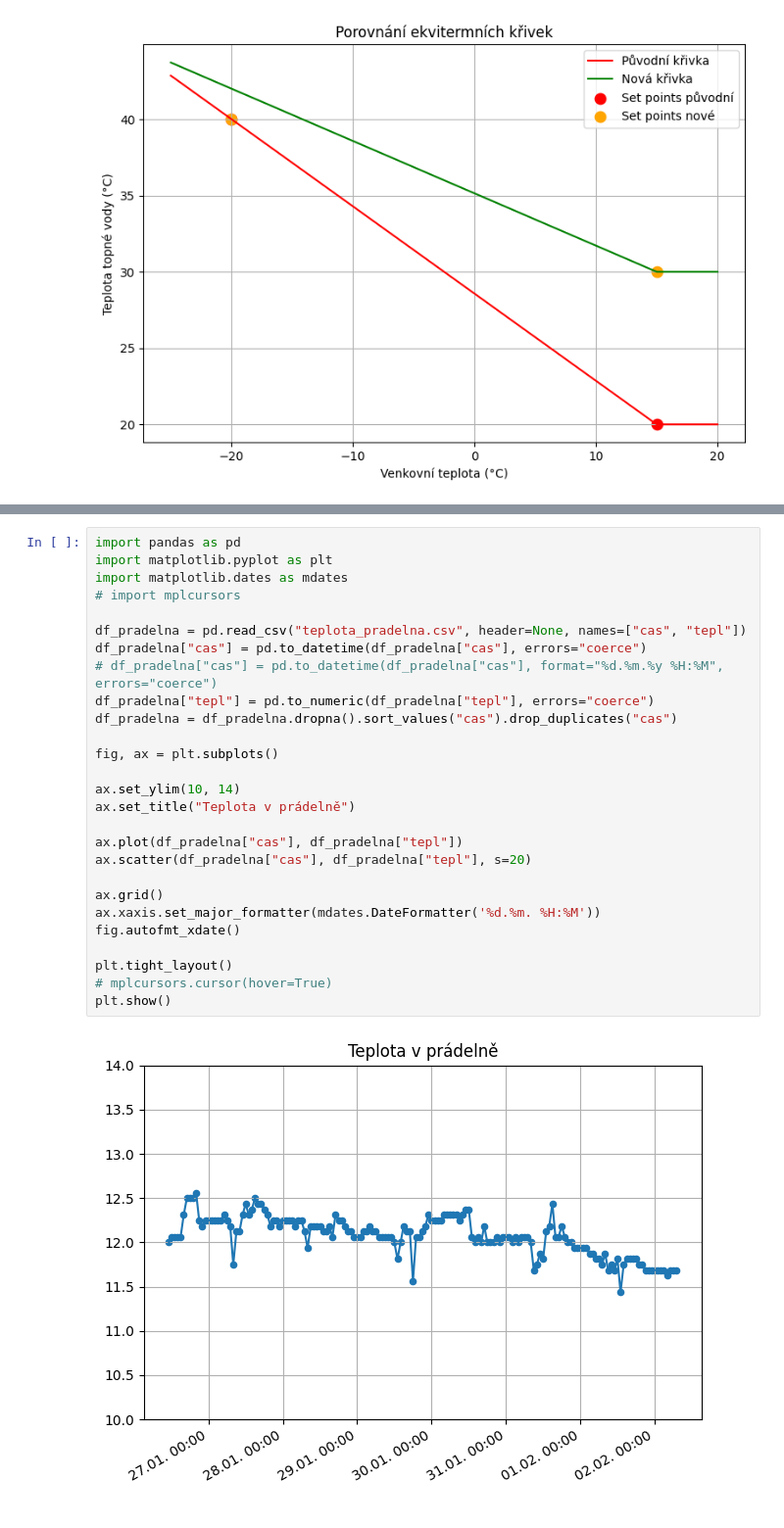
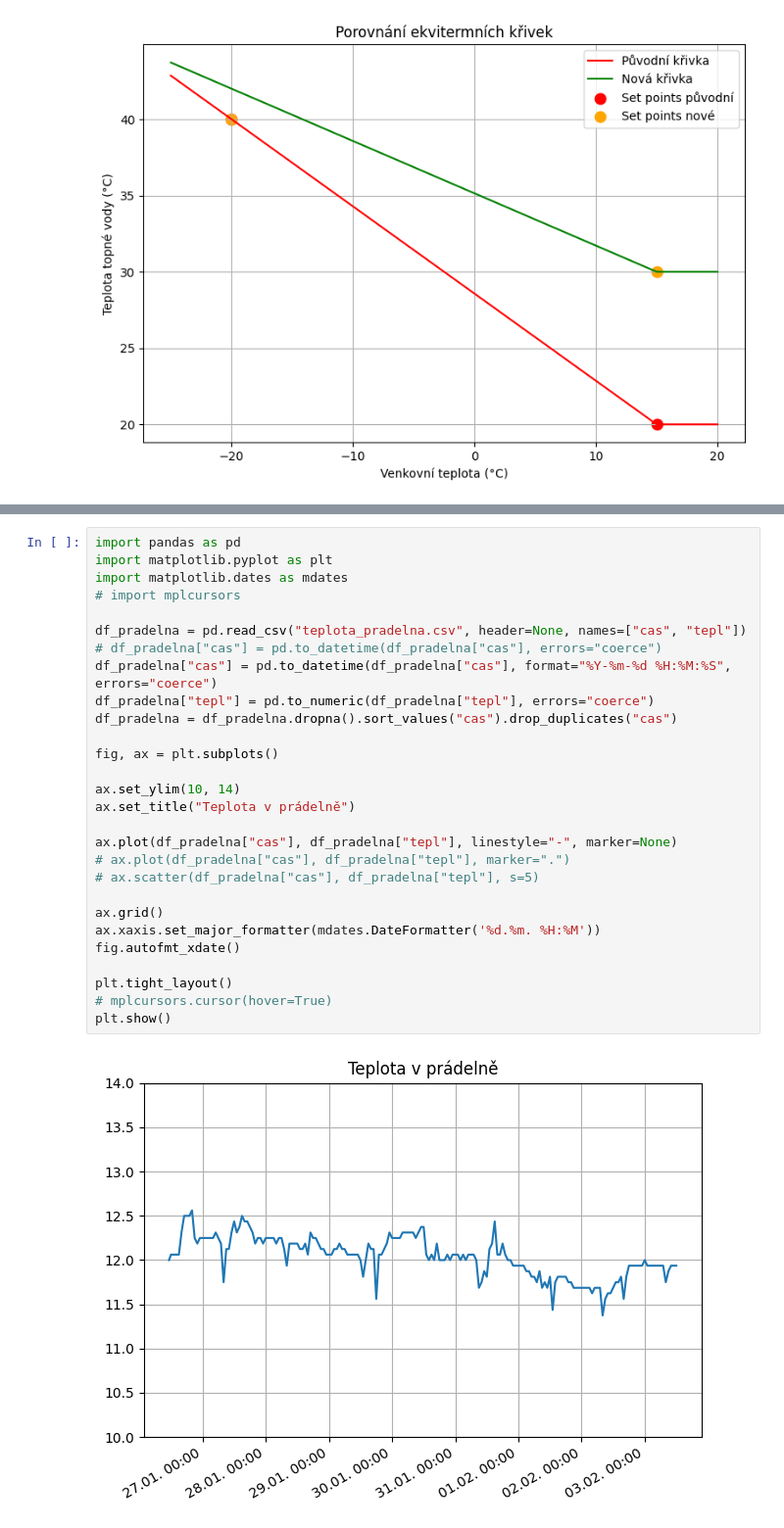
Before and after one commit to MarekCoderslab/Teploty_kotle, a Jupyter notebook: Teplota_kotle.ipynb, the cells around one changed output, grey strips where cells are left out. Shown at 98% size. Drawn from its saved outputs; the diff is of its cells as text.

```diff
--- a/Teplota_kotle.ipynb
+++ b/Teplota_kotle.ipynb
@@ -223,29 +235,30 @@ plt.show()
 # %%
 import pandas as pd
 import matplotlib.pyplot as plt
 import matplotlib.dates as mdates
 # import mplcursors
 
 df_pradelna = pd.read_csv("teplota_pradelna.csv", header=None, names=["cas", "tepl"])
-df_pradelna["cas"] = pd.to_datetime(df_pradelna["cas"], errors="coerce")
-# df_pradelna["cas"] = pd.to_datetime(df_pradelna["cas"], format="%d.%m.%y %H:%M", errors="coerce")
+# df_pradelna["cas"] = pd.to_datetime(df_pradelna["cas"], errors="coerce")
+df_pradelna["cas"] = pd.to_datetime(df_pradelna["cas"], format="%Y-%m-%d %H:%M:%S", errors="coerce")
 df_pradelna["tepl"] = pd.to_numeric(df_pradelna["tepl"], errors="coerce")
 df_pradelna = df_pradelna.dropna().sort_values("cas").drop_duplicates("cas")
 
 fig, ax = plt.subplots()
 
 ax.set_ylim(10, 14)
 ax.set_title("Teplota v prádelně")
 
-ax.plot(df_pradelna["cas"], df_pradelna["tepl"])
-ax.scatter(df_pradelna["cas"], df_pradelna["tepl"], s=20)
+ax.plot(df_pradelna["cas"], df_pradelna["tepl"], linestyle="-", marker=None)
+# ax.plot(df_pradelna["cas"], df_pradelna["tepl"], marker=".")
+# ax.scatter(df_pradelna["cas"], df_pradelna["tepl"], s=5)
 
 ax.grid()
 ax.xaxis.set_major_formatter(mdates.DateFormatter('%d.%m. %H:%M'))
 fig.autofmt_xdate()
 
 plt.tight_layout()
 # mplcursors.cursor(hover=True)
 plt.show()
 # %% [output]
-[figure, old version]
+[figure, new version]
```
Also changed, not shown: parts of 9 cells of this notebook, 5 other files.
